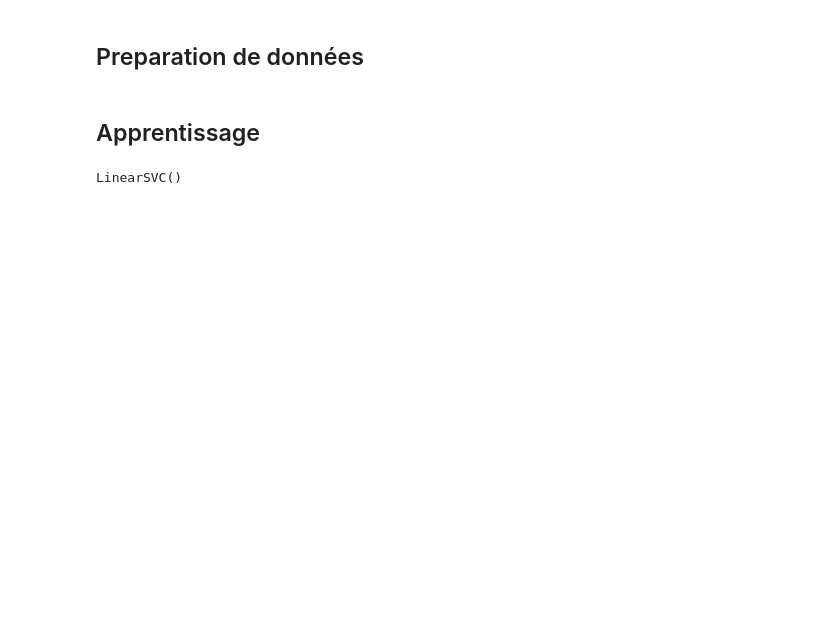
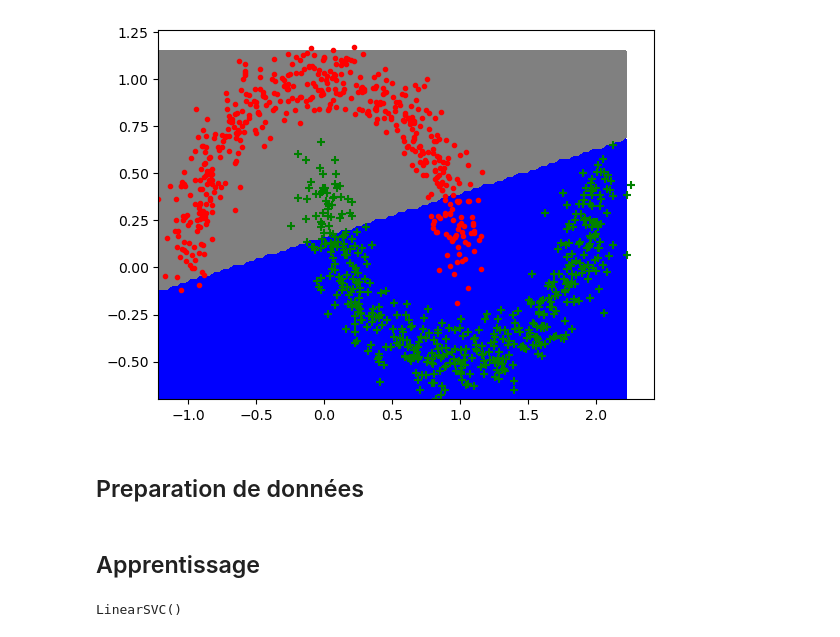
Before and after one commit to nhs2828/IA-Explicable, a Jupyter notebook: tme1/TME1_XAI.ipynb, the cells around one changed output. Cells and saved outputs as stored; diff of their text form; code cells hidden in the pictures; blank space fills up the shorter version.

```diff
--- a/tme1/TME1_XAI.ipynb
+++ b/tme1/TME1_XAI.ipynb
@@ -42,3 +42,8 @@ plot_data(x, y)
+# %%
+plot_frontiere(data,lambda x : clf.predict(x),step=100)
+plot_data(data,y)
+# %% [output]
+[figure, added]
 # %% [markdown]
 ## Preparation de données
 # %%
```
Also changed, not shown: parts of 8 cells of this notebook.
